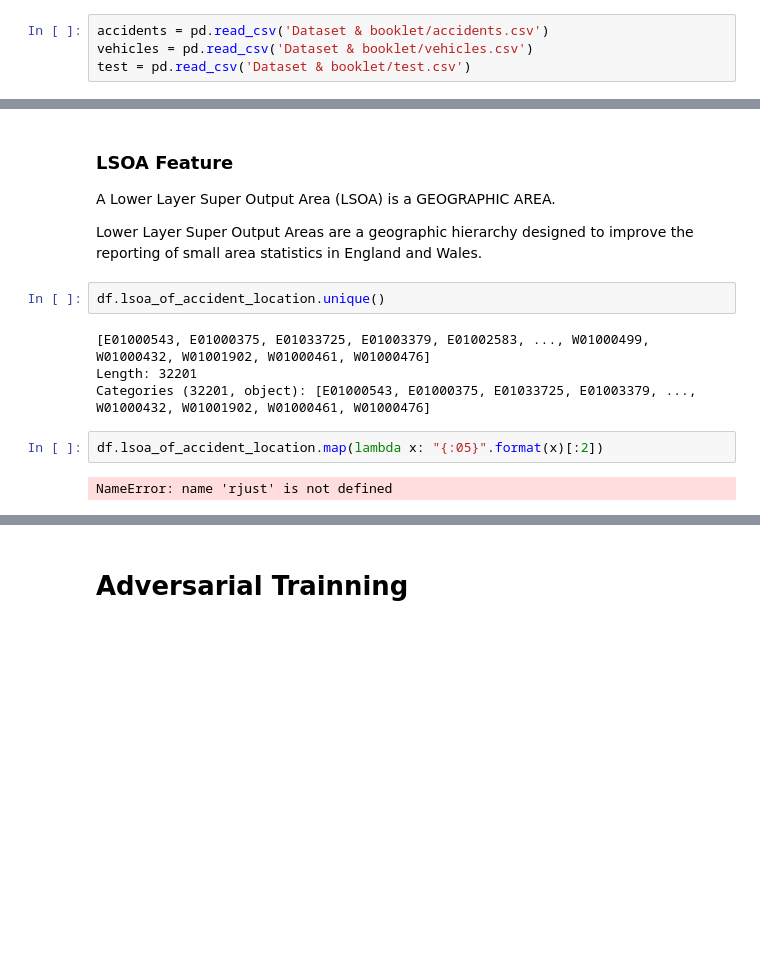
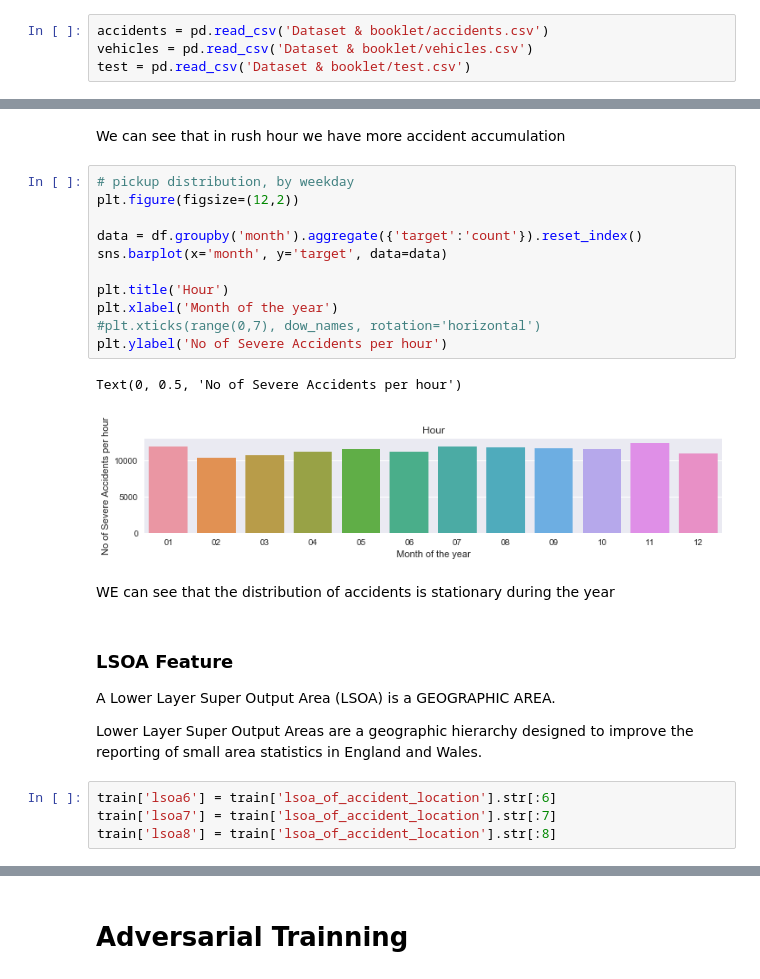
Before and after one commit to FaradayDetu/HackUPC2019, a Jupyter notebook: mckinsey/EDA.ipynb, the cells around one changed output, grey strips where cells are left out. Cells and saved outputs as stored; diff of their text form; blank space fills up the shorter version.

```diff
--- a/mckinsey/EDA.ipynb
+++ b/mckinsey/EDA.ipynb
@@ -110,15 +111,27 @@ Decreased by 78.0%
+# %% [markdown]
+We can see that in rush hour we have more accident accumulation
+# %%
+# pickup distribution, by weekday
+plt.figure(figsize=(12,2))
+
+data = df.groupby('month').aggregate({'target':'count'}).reset_index()
+sns.barplot(x='month', y='target', data=data)
+
+plt.title('Hour')
+plt.xlabel('Month of the year')
+#plt.xticks(range(0,7), dow_names, rotation='horizontal')
+plt.ylabel('No of Severe Accidents per hour')
+# %% [output]
+Text(0, 0.5, 'No of Severe Accidents per hour')
+[figure, added]
+# %% [markdown]
+WE can see that the distribution of accidents is stationary during the year
 # %% [markdown]
 ### LSOA Feature
 A Lower Layer Super Output Area (LSOA) is a GEOGRAPHIC AREA.
 
 Lower Layer Super Output Areas are a geographic hierarchy designed to improve the reporting of small area statistics in England and Wales.
-# %%
-df.lsoa_of_accident_location.unique()
-# %% [output]
-[E01000543, E01000375, E01033725, E01003379, E01002583, ..., W01000499, W01000432, W01001902, W01000461, W01000476]
-Length: 32201
-Categories (32201, object): [E01000543, E01000375, E01033725, E01003379, ..., W01000432, W01001902, W01000461, W01000476]
-# %%
-df.lsoa_of_accident_location.map(lambda x: "{:05}".format(x)[:2])
-# %% [output]
-NameError: name 'rjust' is not defined
+# %%
+train['lsoa6'] = train['lsoa_of_accident_location'].str[:6]
+train['lsoa7'] = train['lsoa_of_accident_location'].str[:7]
+train['lsoa8'] = train['lsoa_of_accident_location'].str[:8]
```
Also changed, not shown: parts of 49 cells of this notebook, 1 other file.
